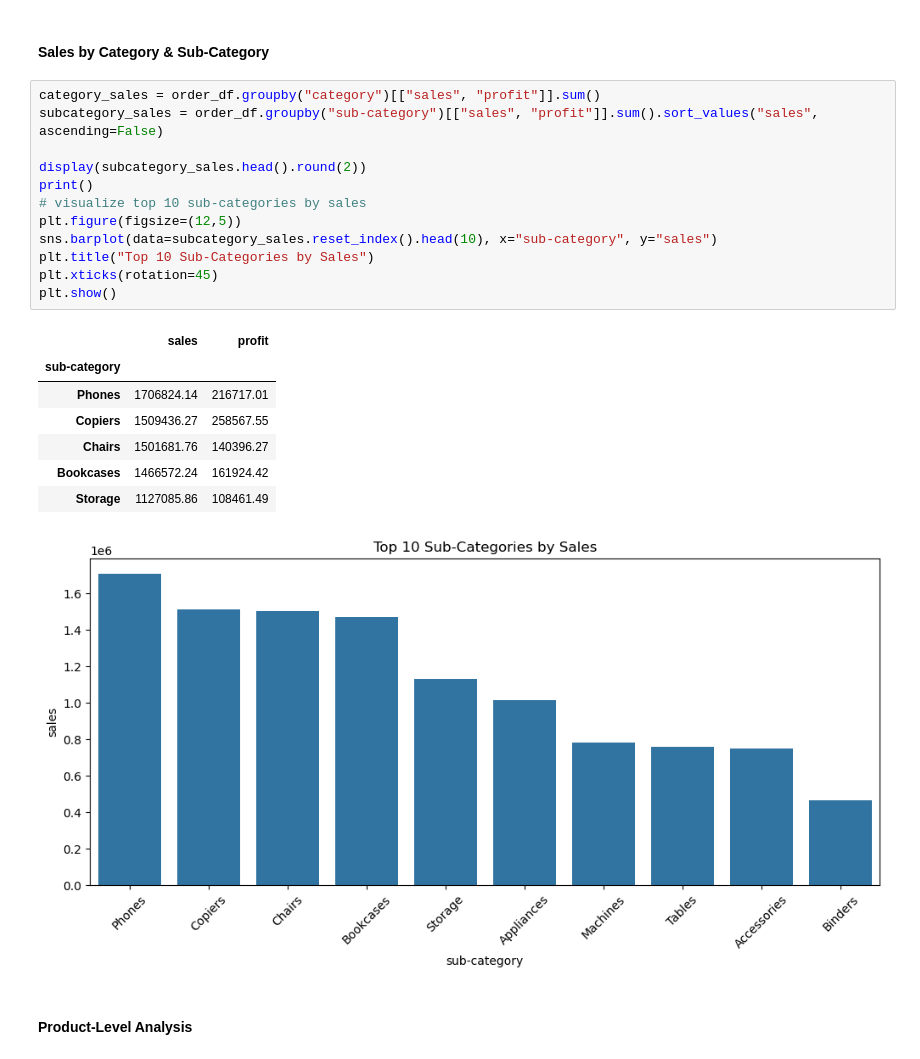
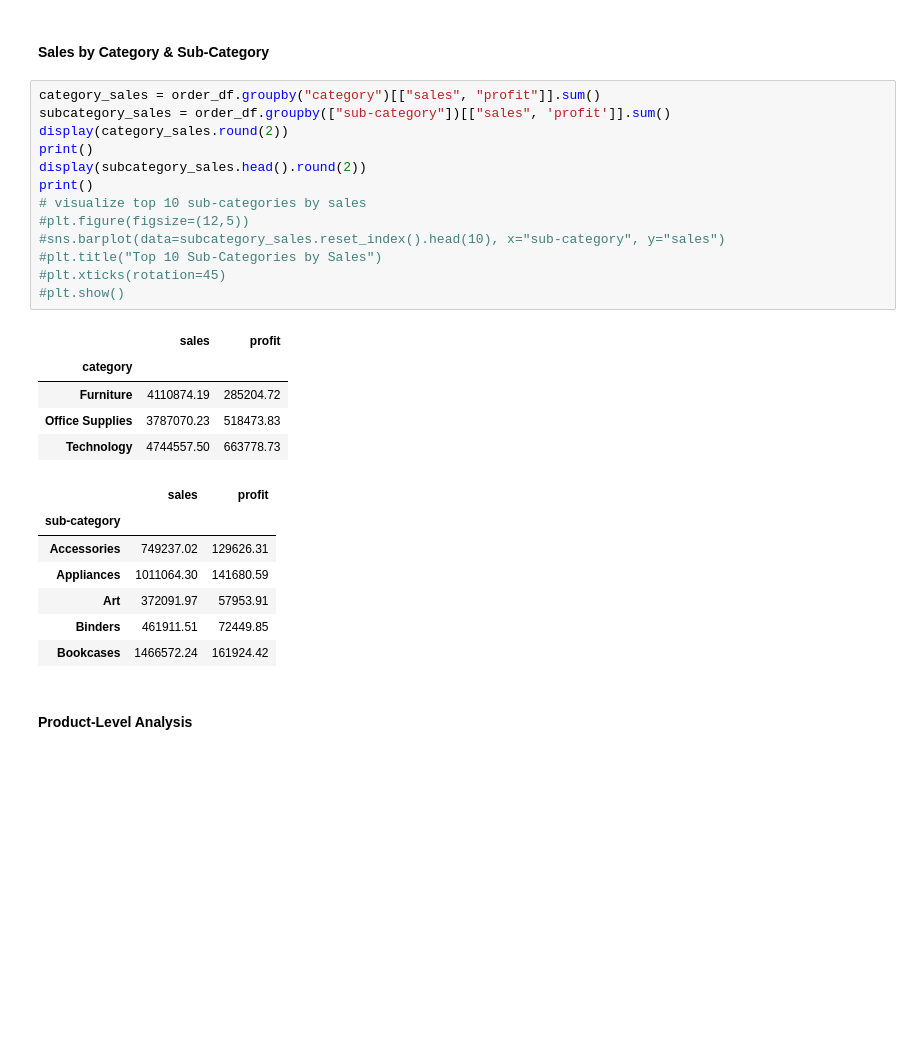
Before and after one commit to annugit1655/Global-Superstore-Project, a Jupyter notebook: notebooks/order-return-sales-analysis.ipynb, the cells around one changed output. Cells and saved outputs as stored; diff of their text form; blank space fills up the shorter version.

```diff
--- a/notebooks/order-return-sales-analysis.ipynb
+++ b/notebooks/order-return-sales-analysis.ipynb
@@ -585,25 +580,30 @@ display(segment_sales.round(2))
 #### **Sales by Category & Sub-Category**
 # %%
 category_sales = order_df.groupby("category")[["sales", "profit"]].sum()
-subcategory_sales = order_df.groupby("sub-category")[["sales", "profit"]].sum().sort_values("sales", ascending=False)
-
+subcategory_sales = order_df.groupby(["sub-category"])[["sales", 'profit']].sum()
+display(category_sales.round(2))
+print()
 display(subcategory_sales.head().round(2))
 print()
 # visualize top 10 sub-categories by sales
-plt.figure(figsize=(12,5))
-sns.barplot(data=subcategory_sales.reset_index().head(10), x="sub-category", y="sales")
-plt.title("Top 10 Sub-Categories by Sales")
-plt.xticks(rotation=45)
-plt.show()
+#plt.figure(figsize=(12,5))
+#sns.barplot(data=subcategory_sales.reset_index().head(10), x="sub-category", y="sales")
+#plt.title("Top 10 Sub-Categories by Sales")
+#plt.xticks(rotation=45)
+#plt.show()
 # %% [output]
 |  | sales | profit |
-| sub-category |  |  |
-| Phones | 1706824.14 | 216717.01 |
-| Copiers | 1509436.27 | 258567.55 |
-| Chairs | 1501681.76 | 140396.27 |
-| Bookcases | 1466572.24 | 161924.42 |
-| Storage | 1127085.86 | 108461.49 |
+| category |  |  |
+| Furniture | 4110874.19 | 285204.72 |
+| Office Supplies | 3787070.23 | 518473.83 |
+| Technology | 4744557.50 | 663778.73 |
-[figure, removed]
+|  | sales | profit |
+| sub-category |  |  |
+| Accessories | 749237.02 | 129626.31 |
+| Appliances | 1011064.30 | 141680.59 |
+| Art | 372091.97 | 57953.91 |
+| Binders | 461911.51 | 72449.85 |
+| Bookcases | 1466572.24 | 161924.42 |
 # %% [markdown]
 #### **Product-Level Analysis**
 # %%
```
Also changed, not shown: parts of 5 cells of this notebook, 1 other file.
